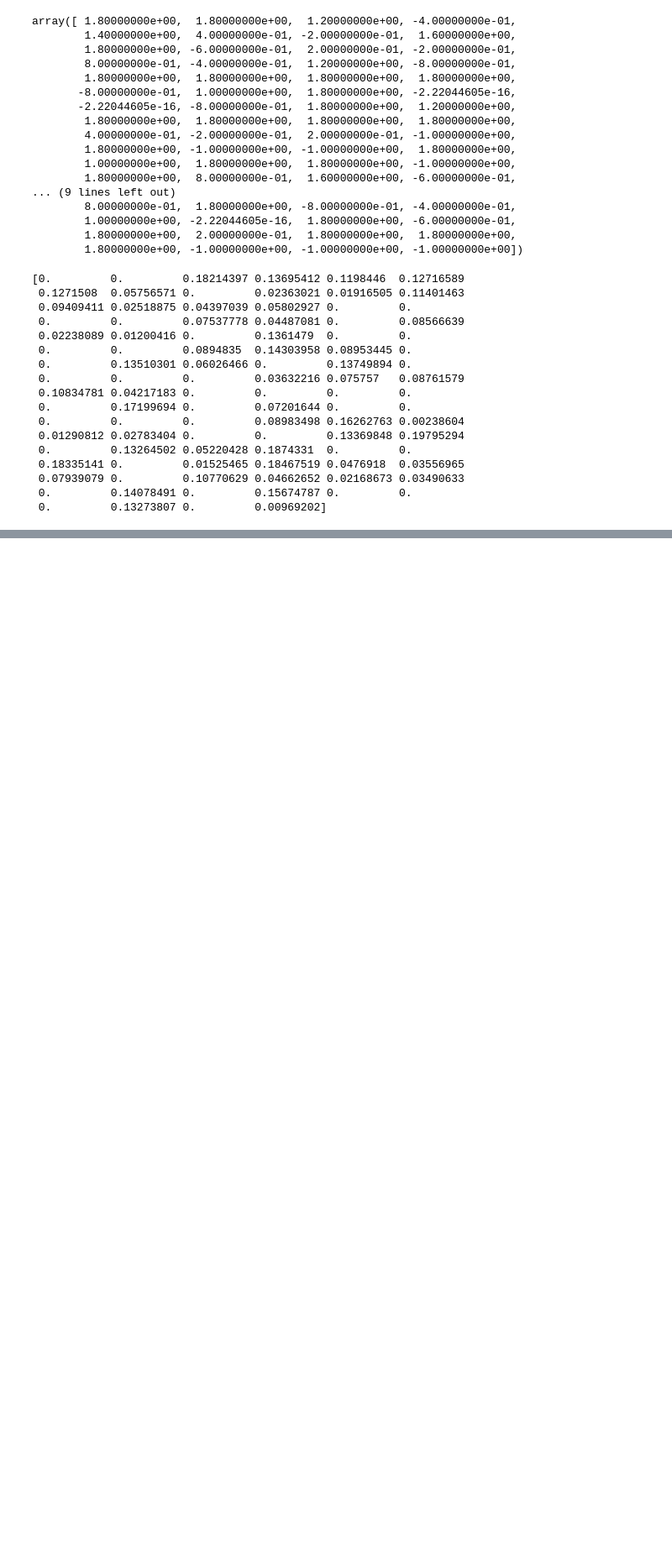
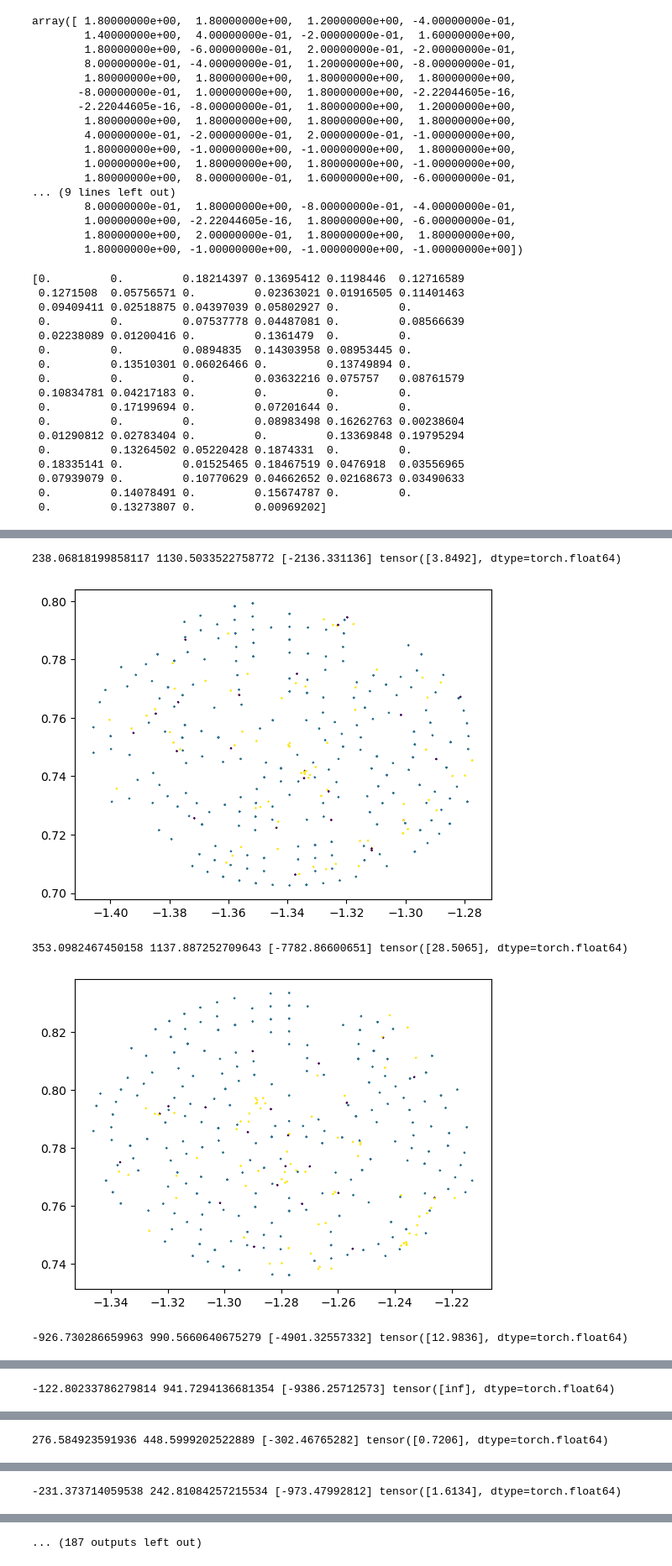
Before and after one commit to seai-lab/PyGBS, a Jupyter notebook: sanity_check.ipynb, the cells around one changed output, grey strips where cells are left out. Shown at 84% size. Drawn from its saved outputs; the diff is of its cells as text; code cells hidden in the pictures; blank space fills up the shorter version.

```diff
--- a/sanity_check.ipynb
+++ b/sanity_check.ipynb
@@ -137,0 +347,22 @@ print(logodds - logodds_bins)
+# %%
+for idx in range(1000, 1100):
+    points = loss.neighborhood_points_lookup[idx]
+    loc, scale = loss.mean_lookup[idx], loss.std_lookup[idx]
+    batch = loss.neighborhood_scores_lookup[idx].reshape((1, -1))
+    X = batch - np.mean(batch, axis=1)
+    Y = np.matmul(loss.weight_matrix_lookup[idx], X.T)
+
+    moran_i_upper = np.matmul(X, Y).flatten()
+    a, b = moran_i_upper, 2*loc - moran_i_upper
+    low, high = min(a, b), max(a, b)
+
+    cdf_value = 2*dist.cdf(torch.tensor(low))
+    print(loc, scale, low, -np.log(cdf_value))
+    plt.scatter(points[:,1], points[:,0], c=batch, s=1, marker="x")
+    plt.show()
+# %% [output]
+238.06818199858117 1130.5033522758772 [-2136.331136] tensor([3.8492], dtype=torch.float64)
+[figure, added]
+353.0982467450158 1137.887252709643 [-7782.86600651] tensor([28.5065], dtype=torch.float64)
+[figure, added]
+-926.730286659963 990.5660640675279 [-4901.32557332] tensor([12.9836], dtype=torch.float64)
@@ -137,0 +370 @@ print(logodds - logodds_bins)
+-122.80233786279814 941.7294136681354 [-9386.25712573] tensor([inf], dtype=torch.float64)
@@ -137,0 +372 @@ print(logodds - logodds_bins)
+276.584923591936 448.5999202522889 [-302.46765282] tensor([0.7206], dtype=torch.float64)
@@ -137,0 +374 @@ print(logodds - logodds_bins)
+-231.373714059538 242.81084257215534 [-973.47992812] tensor([1.6134], dtype=torch.float64)
@@ -137,0 +376 @@ print(logodds - logodds_bins)
+... (187 outputs left out)
```
Also changed, not shown: parts of 58 cells of this notebook, 12 other files.
